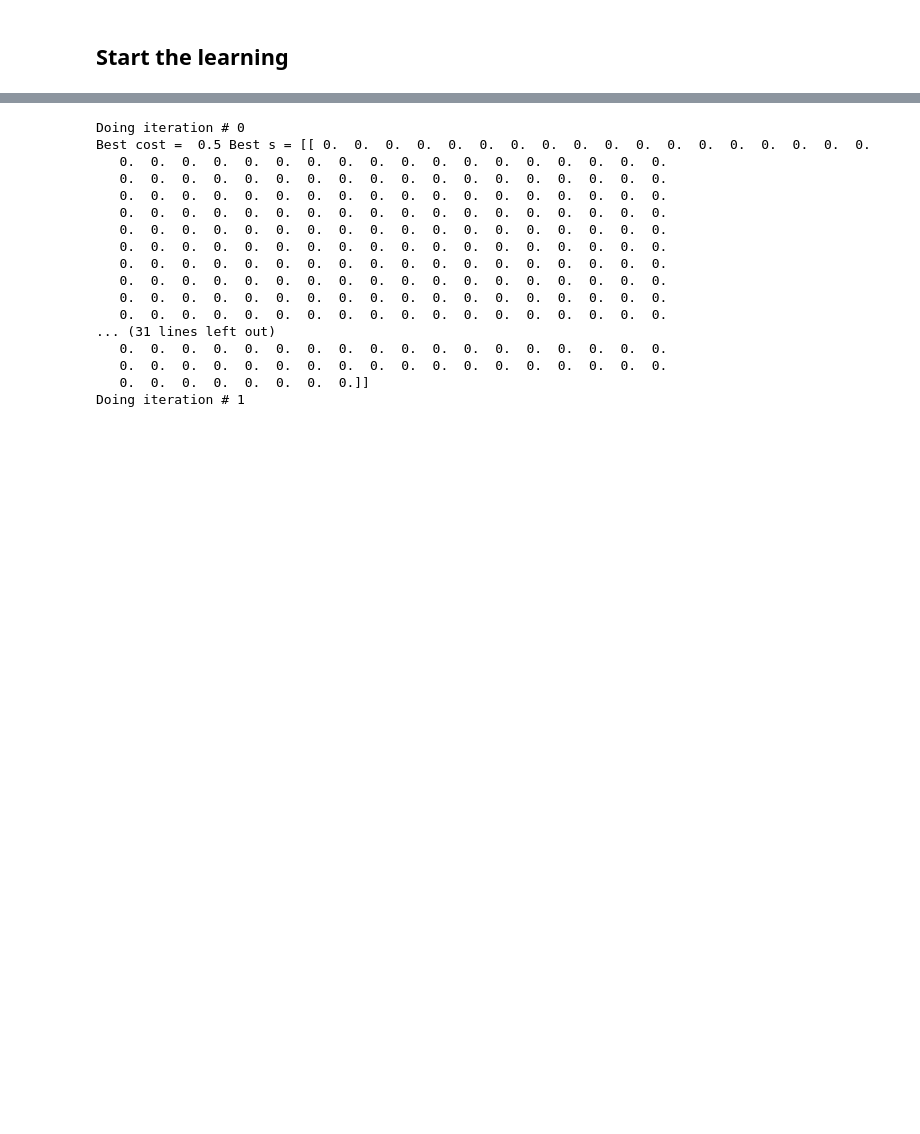
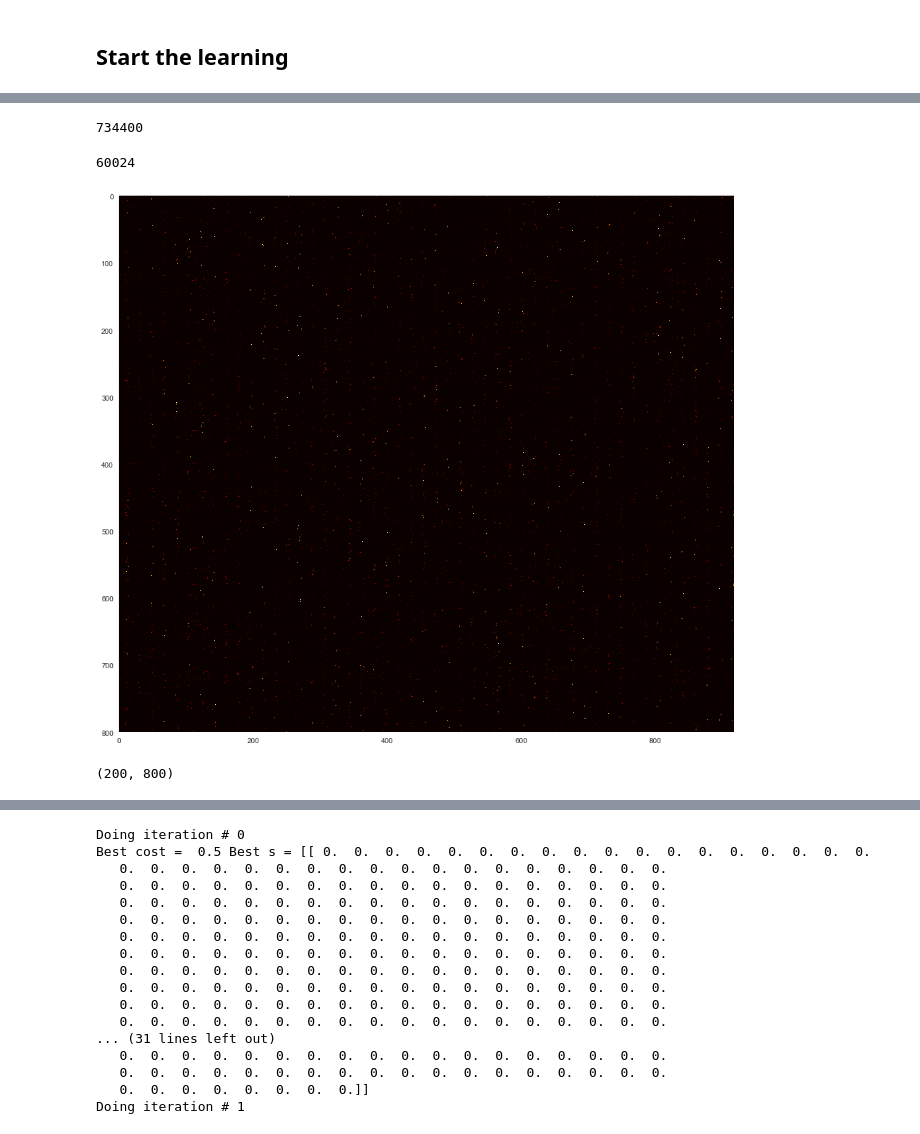
Before and after one commit to nhat-le/Sparse-Coding-Spectrogram, a Jupyter notebook: sparse_code_spectrogram.ipynb, the cells around one changed output, grey strips where cells are left out. Cells and saved outputs as stored; diff of their text form; code cells hidden in the pictures; blank space fills up the shorter version.

Commit message:
Implemented learning s and A

```diff
--- a/sparse_code_spectrogram.ipynb
+++ b/sparse_code_spectrogram.ipynb
@@ -402,4 +420,4 @@ for idx, segment in enumerate(segments_lst):
 # Perform pca with whitening
 pca = PCA(n_components=200, whiten=True)
 pca.fit(X.T)
-X_red = pca.transform(X.T)
+Y = pca.transform(X.T).T
@@ -462,2 +450,0 @@ A2 = do_multiple_learn_steps(y, A, s2, 0.0001, 0.0001, nsteps=100, verbose=True)
-# %%
-Y = comp
@@ -522,0 +451,21 @@ Best cost =  1000000.0 . Best A =  [[-1902.47866204 -1780.39358799 -1920.0895950
+# %%
+# Set learning parameters
+iters = 10
+nfeats = 800
+lamb = 0.1
+A = np.random.rand(comp.shape[0], nfeats)
+A /= np.linalg.norm(A, axis=0)
+s_lst = []
+A_lst = []
+tau = 0.1
+eta = 0.001
+theta = 0
+# %%
+tau = 0.1
+for i in range(10):
+    print('#### Finding s, iteration ', i, '####')
+    s = find_s_batch(tau, A, Y, lamb, niter=3, verbose=False)
+    print('#### Finding A, iteration ', i, '####')
+
+    A = do_multiple_learn_steps(Y, A, s, eta=0.01, theta=0, nsteps=10, verbose=False)
+    A /= np.linalg.norm(A, axis=0)
@@ -522,0 +490,18 @@ Best cost =  1000000.0 . Best A =  [[-1902.47866204 -1780.39358799 -1920.0895950
+# %%
+800*918
+# %% [output]
+734400
+# %%
+np.sum(s>0)
+# %% [output]
+60024
+# %%
+plt.figure(figsize=(15,15))
+plt.imshow(s, cmap='hot')
+plt.grid(False)
+# %% [output]
+[figure, added]
+# %%
+A.shape
+# %% [output]
+(200, 800)
```
Also changed, not shown: parts of 25 cells of this notebook.
